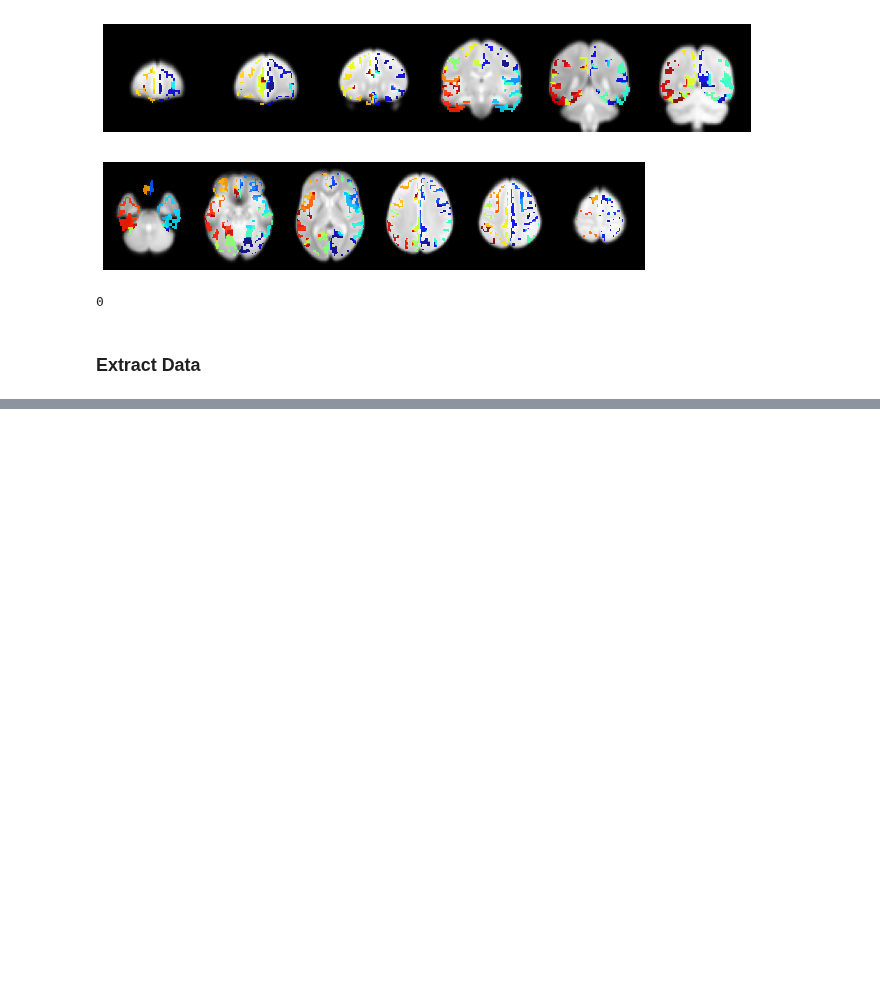
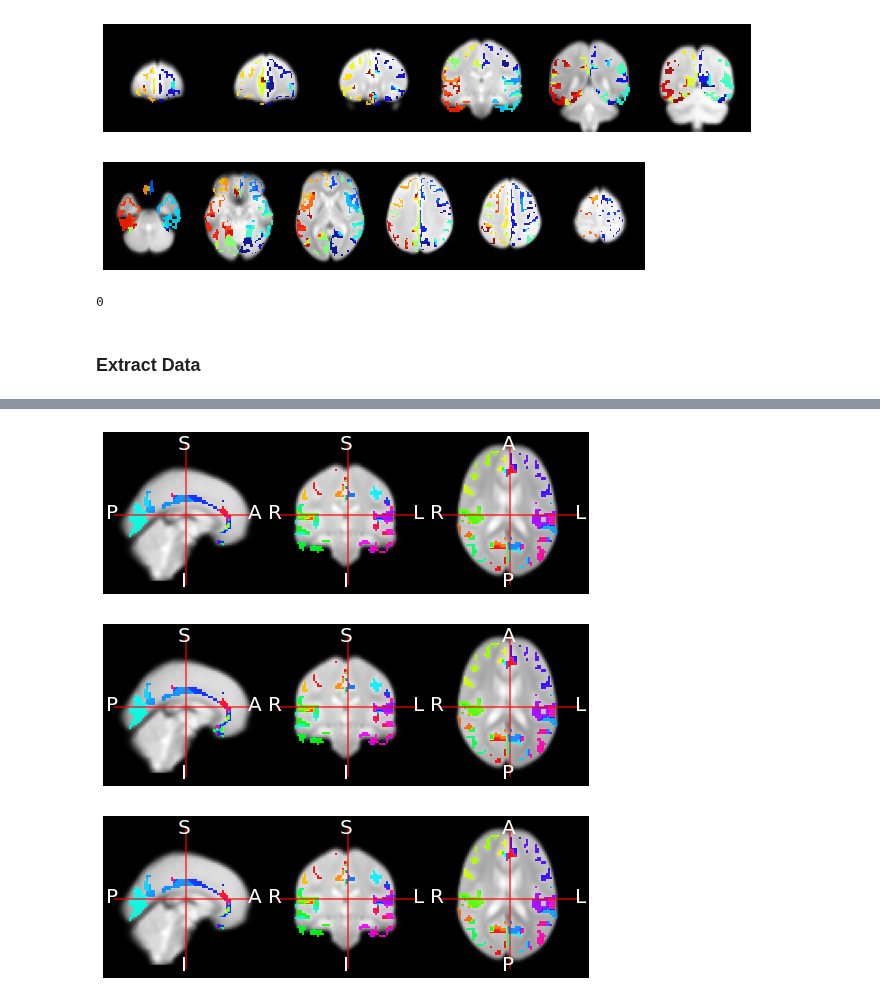
Before and after one commit to Aglinskas/BC-fMRI-AE, a Jupyter notebook: Notebooks/CoregGlasserAtlas2.ipynb, the cells around one changed output, grey strips where cells are left out. Cells and saved outputs as stored; diff of their text form; code cells hidden in the pictures; blank space fills up the shorter version.

```diff
--- a/Notebooks/CoregGlasserAtlas2.ipynb
+++ b/Notebooks/CoregGlasserAtlas2.ipynb
@@ -161,0 +256,2 @@ Index(['participant_id', 'DX_GROUP', 'DSM_IV_TR', 'AGE_AT_SCAN', 'SEX',
+# %%
+rslice = np.array([rlbl not in drop_rois for rlbl in rlbls['lbl'].values])
@@ -161,0 +273,6 @@ Index(['participant_id', 'DX_GROUP', 'DSM_IV_TR', 'AGE_AT_SCAN', 'SEX',
+# %%
+rlbls_new = rlbls.copy()
+rlbls_new = rlbls_new.iloc[rslice]
+rlbls_new['idx2'] = np.arange(1,len(rlbls_new)+1)
+print(rlbls_new.shape)
+rlbls_new.sample(5)
@@ -161,0 +287,17 @@ Index(['participant_id', 'DX_GROUP', 'DSM_IV_TR', 'AGE_AT_SCAN', 'SEX',
+# %%
+mepi = ants.image_read('../Data/GlasserAtlas/ABIDE_mepi.nii.gz')
+epi_rois = ants.image_read('../Data/GlasserAtlas/epi_rois.nii.gz')
+#epi_rois_trimmed = epi_rois.new_image_like(np.zeros(epi_rois.shape))
+epi_rois_trimmed_old = epi_rois.new_image_like(np.zeros(epi_rois.shape))
+# %%
+for r in range(len(rlbls_new)):
+    #epi_rois_trimmed[epi_rois==rlbls_new['idx'].values[r]]=rlbls_new['idx2'].values[r]
+    epi_rois_trimmed_old[epi_rois==rlbls_new['idx'].values[r]]=rlbls_new['idx'].values[r]
+# %%
+mepi.plot_ortho(epi_rois_trimmed,flat=True,overlay_cmap='hsv')
+mepi.plot_ortho(epi_rois,flat=True,overlay_cmap='hsv')
+mepi.plot_ortho(epi_rois_trimmed_old,flat=True,overlay_cmap='hsv')
+# %% [output]
+[figure, added]
+[figure, added]
+[figure, added]
```
Also changed, not shown: parts of 39 cells of this notebook, 7 other files.
